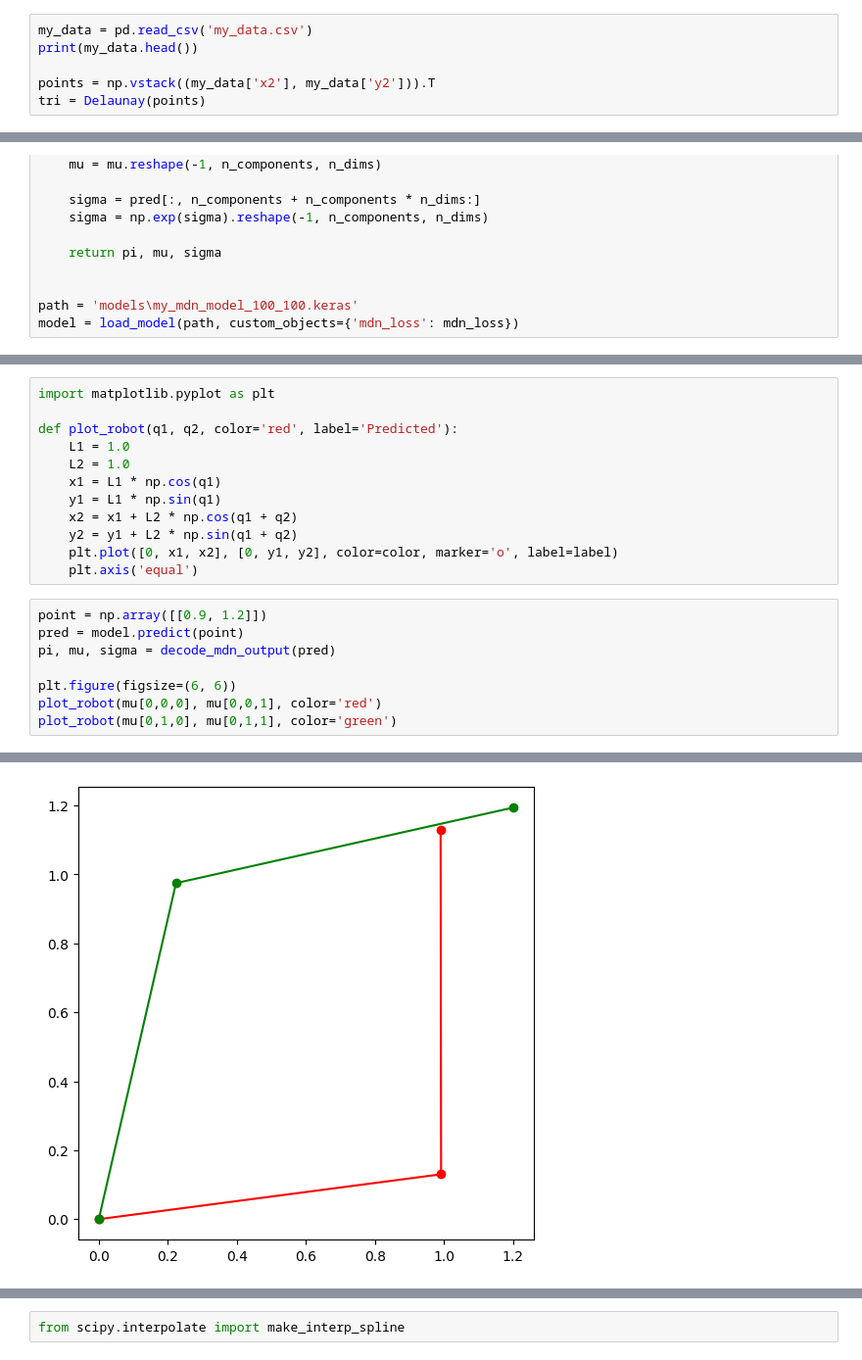
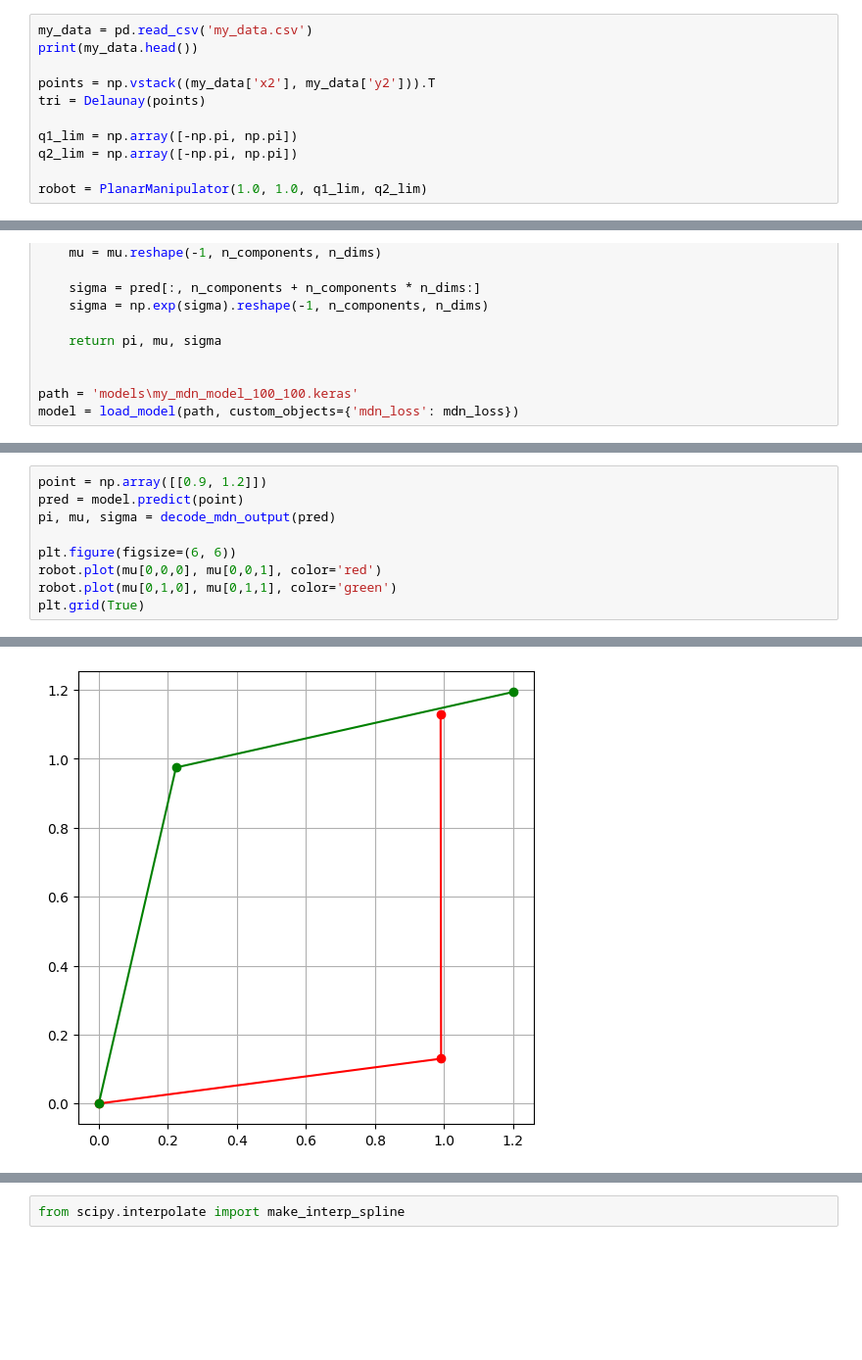
Before and after one commit to jbr777/PlanarArm_IK_NN, a Jupyter notebook: trajectory_planning.ipynb, the cells around one changed output, grey strips where cells are left out. Shown at 98% size. Saved outputs shown, nothing was run; the diff lists cells and outputs as text; blank space fills up the shorter version.

```diff
--- a/trajectory_planning.ipynb
+++ b/trajectory_planning.ipynb
@@ -8,6 +14,11 @@ print(my_data.head())
 
 points = np.vstack((my_data['x2'], my_data['y2'])).T
 tri = Delaunay(points)
+
+q1_lim = np.array([-np.pi, np.pi])
+q2_lim = np.array([-np.pi, np.pi])
+
+robot = PlanarManipulator(1.0, 1.0, q1_lim, q2_lim)
 # %% [output]
          q1        q2        x2        y2
 0 -1.570796 -1.047198 -0.866025 -1.500000
@@ -90,21 +89,10 @@ def forward_kinematics_np(q):
-# %%
-import matplotlib.pyplot as plt
-
-def plot_robot(q1, q2, color='red', label='Predicted'):
-    L1 = 1.0
-    L2 = 1.0
-    x1 = L1 * np.cos(q1)
-    y1 = L1 * np.sin(q1)
-    x2 = x1 + L2 * np.cos(q1 + q2)
-    y2 = y1 + L2 * np.sin(q1 + q2)
-    plt.plot([0, x1, x2], [0, y1, y2], color=color, marker='o', label=label)
-    plt.axis('equal')
 # %%
 point = np.array([[0.9, 1.2]])
 pred = model.predict(point)
 pi, mu, sigma = decode_mdn_output(pred)
 
 plt.figure(figsize=(6, 6))
-plot_robot(mu[0,0,0], mu[0,0,1], color='red')
-plot_robot(mu[0,1,0], mu[0,1,1], color='green')
+robot.plot(mu[0,0,0], mu[0,0,1], color='red')
+robot.plot(mu[0,1,0], mu[0,1,1], color='green')
+plt.grid(True)
 # %% [output]
@@ -112,3 +100,3 @@ plot_robot(mu[0,1,0], mu[0,1,1], color='green')
-[figure, old version]
+[figure, new version]
 # %%
 def define_elbow(q):
```
Also changed, not shown: parts of 16 cells of this notebook, 8 other files.
